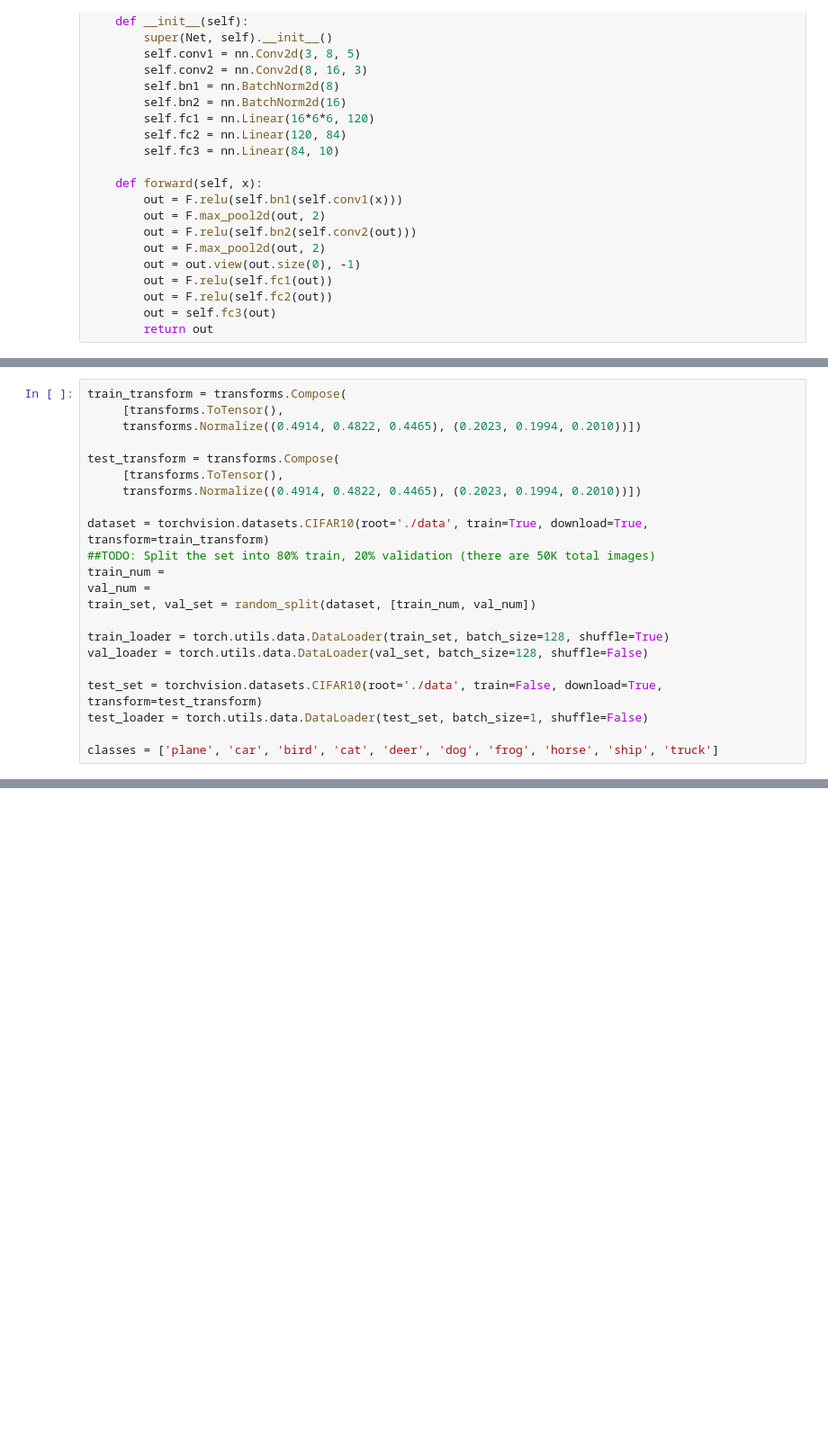
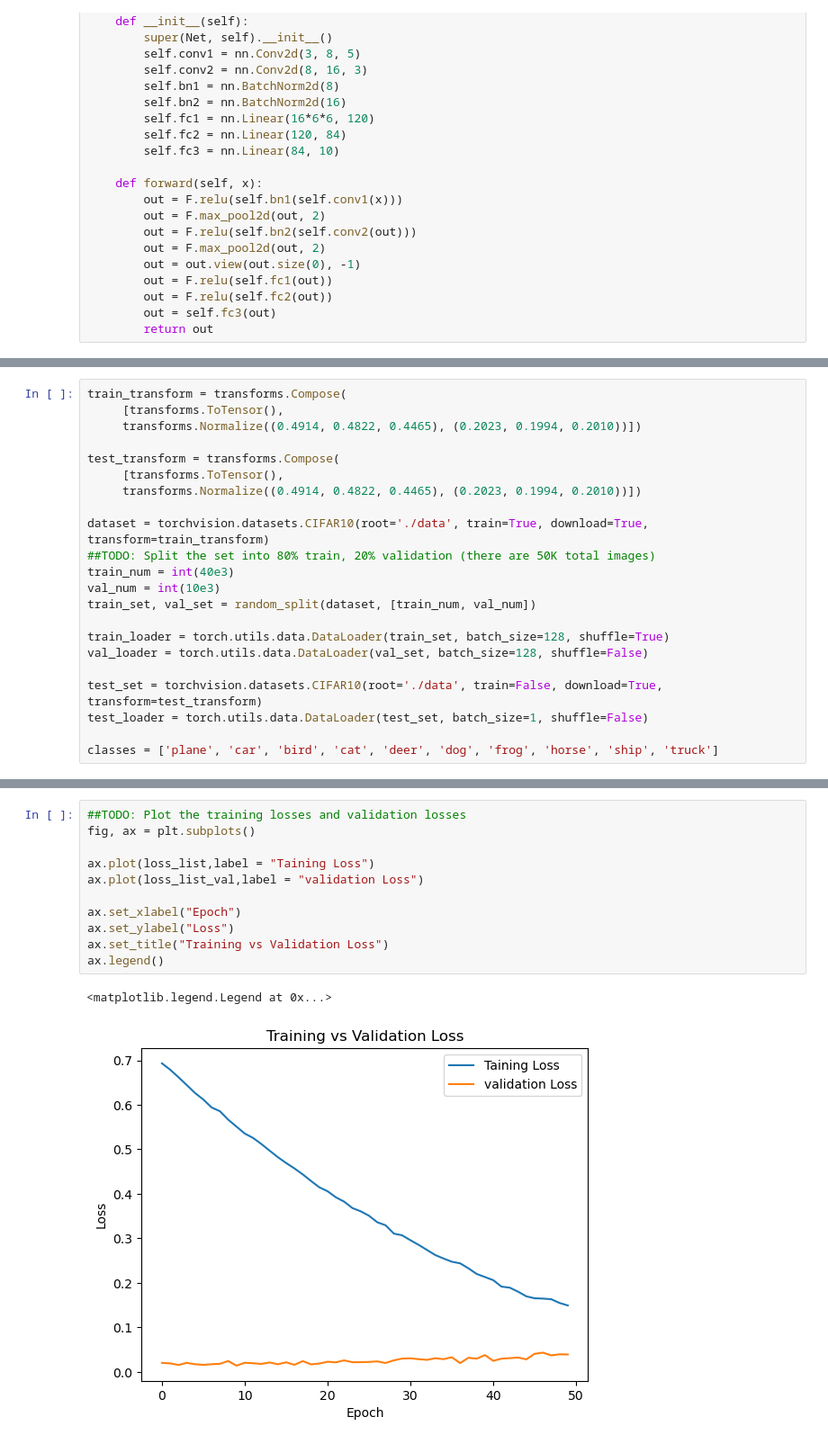
Before and after one commit to davidmhunt/coursework, a Jupyter notebook: COMPSCI 671_Theory and Algs ML/Homework/HW 4/cifar10.ipynb, the cells around one changed output, grey strips where cells are left out. Shown: that part at 90% size. Saved outputs shown, nothing was run; the diff lists cells and outputs as text; blank space fills up the shorter version.

```diff
--- a/COMPSCI 671_Theory and Algs ML/Homework/HW 4/cifar10.ipynb
+++ b/COMPSCI 671_Theory and Algs ML/Homework/HW 4/cifar10.ipynb
@@ -64,8 +70,8 @@ test_transform = transforms.Compose(
 
 dataset = torchvision.datasets.CIFAR10(root='./data', train=True, download=True, transform=train_transform)
 ##TODO: Split the set into 80% train, 20% validation (there are 50K total images)
-train_num =
-val_num =
+train_num = int(40e3)
+val_num = int(10e3)
 train_set, val_set = random_split(dataset, [train_num, val_num])
 
 train_loader = torch.utils.data.DataLoader(train_set, batch_size=128, shuffle=True)
@@ -143,0 +191,14 @@ for epoch in range(max_epochs):
+# %%
+##TODO: Plot the training losses and validation losses
+fig, ax = plt.subplots()
+
+ax.plot(loss_list,label = "Taining Loss")
+ax.plot(loss_list_val,label = "validation Loss")
+
+ax.set_xlabel("Epoch")
+ax.set_ylabel("Loss")
+ax.set_title("Training vs Validation Loss")
+ax.legend()
+# %% [output]
+<matplotlib.legend.Legend at 0x...>
+[figure, added]
```
Also changed, not shown: parts of 16 cells of this notebook, 3 other files.
